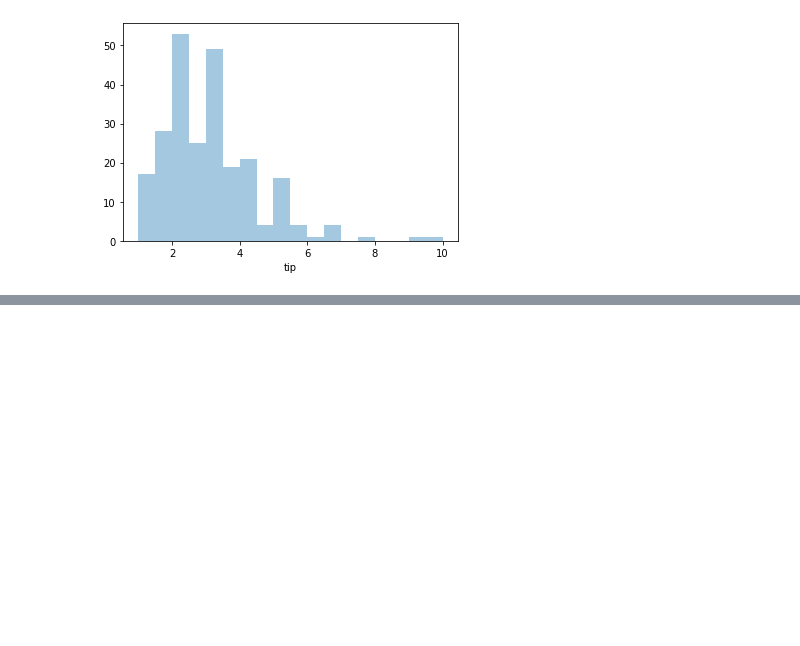
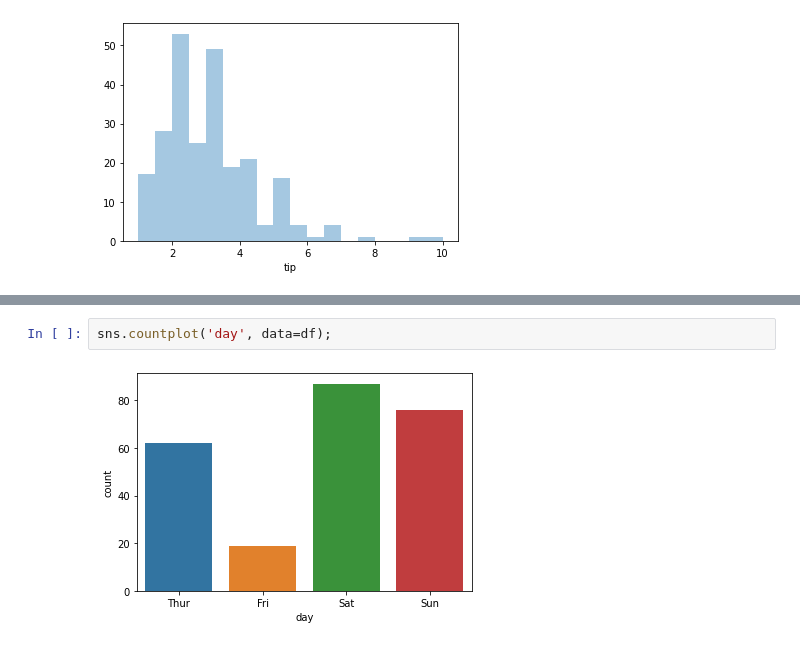
Before and after one commit to GKPSingh/MLplaylist, a Jupyter notebook: KNayak/Seaborn.ipynb, the cells around one changed output, grey strips where cells are left out. Drawn from its saved outputs; the diff is of its cells as text; blank space fills up the shorter version.

```diff
--- a/KNayak/Seaborn.ipynb
+++ b/KNayak/Seaborn.ipynb
@@ -75,0 +86,4 @@ sns.distplot(df['tip'],kde=False)
+# %%
+sns.countplot('day', data=df);
+# %% [output]
+[figure, added]
```
Also changed, not shown: parts of 31 cells of this notebook.
